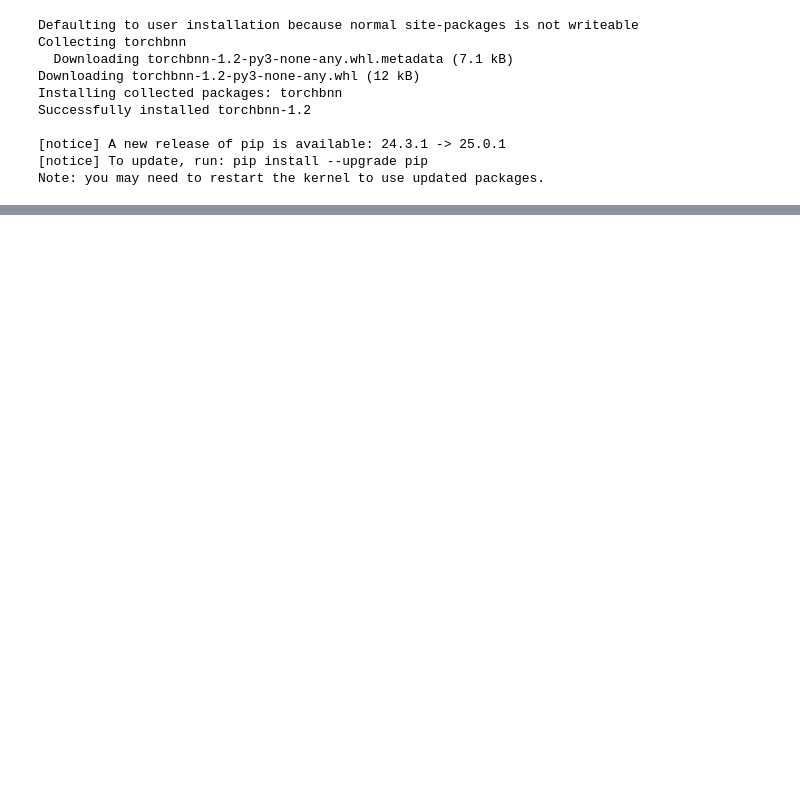
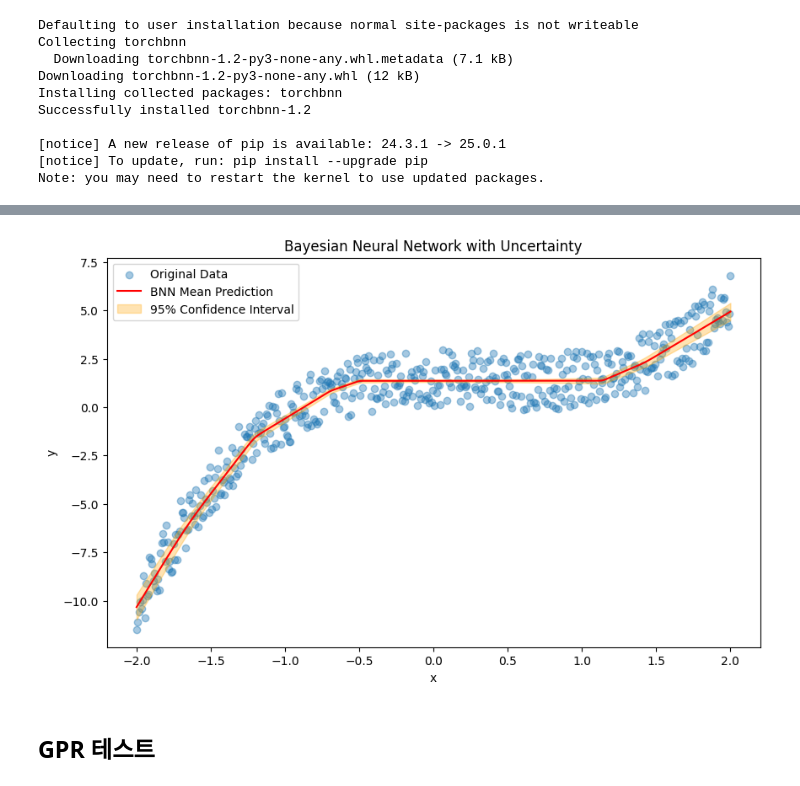
Before and after one commit to jaewook-lee4014/MultiFidelity-ProcessOpt, a Jupyter notebook: 6. TestCode/BNN.ipynb, the cells around one changed output, grey strips where cells are left out. Cells and saved outputs as stored; diff of their text form; code cells hidden in the pictures; blank space fills up the shorter version.

```diff
--- a/6. TestCode/BNN.ipynb
+++ b/6. TestCode/BNN.ipynb
@@ -151,0 +50,8 @@ plt.show()
+# %%
+# 손실 함수 및 옵티마이저 설정
+mse_loss = nn.MSELoss()
+kl_loss = bnn.BKLLoss(reduction='mean', last_layer_only=False)
+# kl_weight = 0.01  # KL 손실의 가중치
+kl_weight = 0.1
+
+optimizer = optim.Adam(model.parameters(), lr=0.01)
@@ -151,0 +97,33 @@ plt.show()
+# %%
+# 예측을 여러 번 수행하여 신뢰 구간 계산
+# model.eval()
+predictions_list = []
+
+with torch.no_grad():
+    for _ in range(10000):
+        preds = model(x)
+        predictions_list.append(preds.numpy())
+
+# 예측 결과를 numpy 배열로 변환
+predictions_np = np.array(predictions_list)  # shape: (100, N, 1)
+
+# 평균과 신뢰 구간 계산
+pred_mean = predictions_np.mean(axis=0).squeeze()  # (N,)
+pred_std = predictions_np.std(axis=0).squeeze()
+lower = pred_mean - 1.96 * pred_std
+upper = pred_mean + 1.96 * pred_std
+# %%
+# 신뢰 구간 시각화
+plt.figure(figsize=(10, 6))
+plt.scatter(x.numpy(), y.numpy(), label="Original Data", alpha=0.4)
+plt.plot(x.numpy(), pred_mean, label="BNN Mean Prediction", color='red')
+plt.fill_between(x.squeeze(), lower, upper, color='orange', alpha=0.3, label="95% Confidence Interval")
+plt.xlabel("x")
+plt.ylabel("y")
+plt.legend()
+plt.title("Bayesian Neural Network with Uncertainty")
+plt.show()
+# %% [output]
+[figure, added]
+# %% [markdown]
+## GPR 테스트
```
Also changed, not shown: parts of 12 cells of this notebook, 11 other files.
